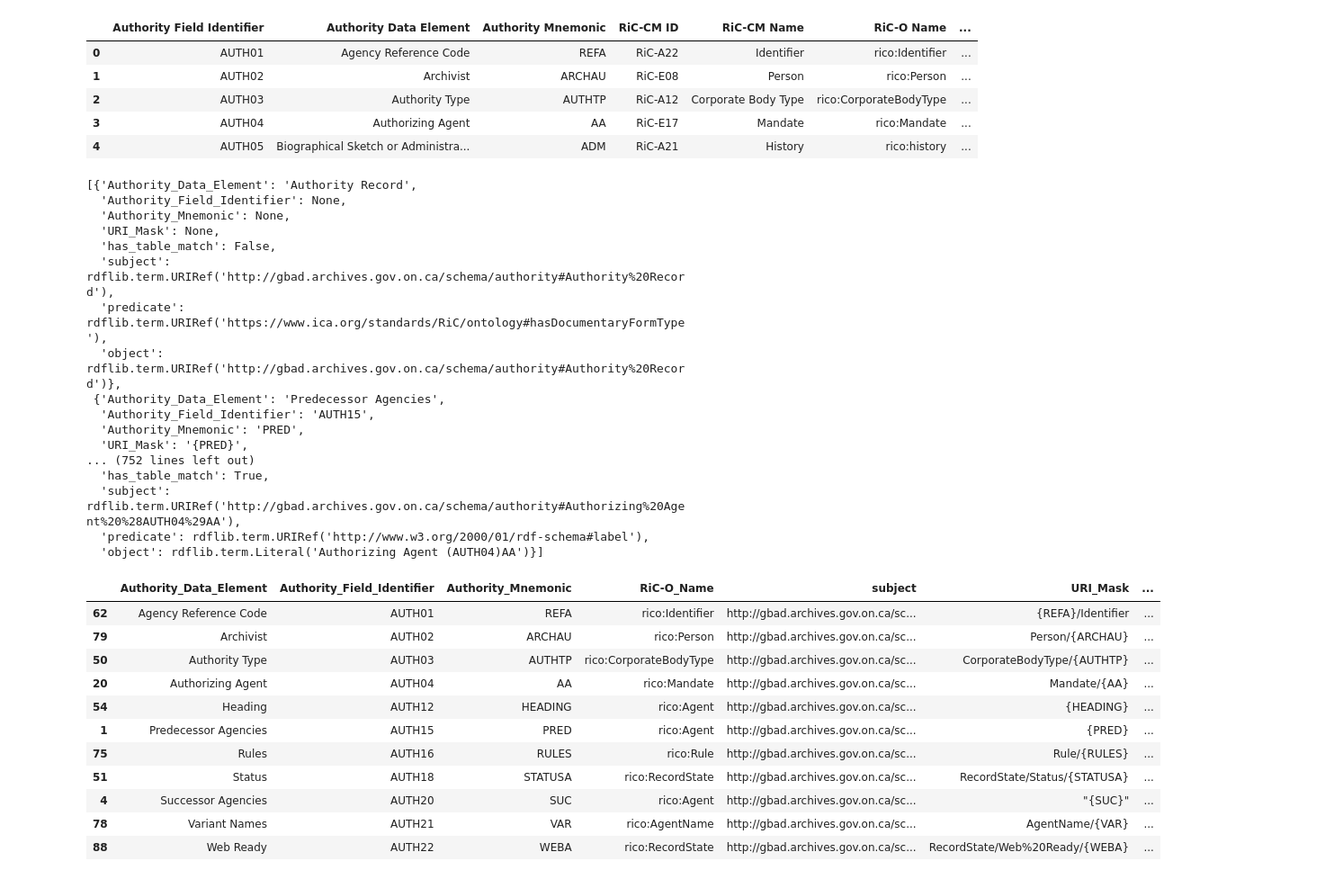
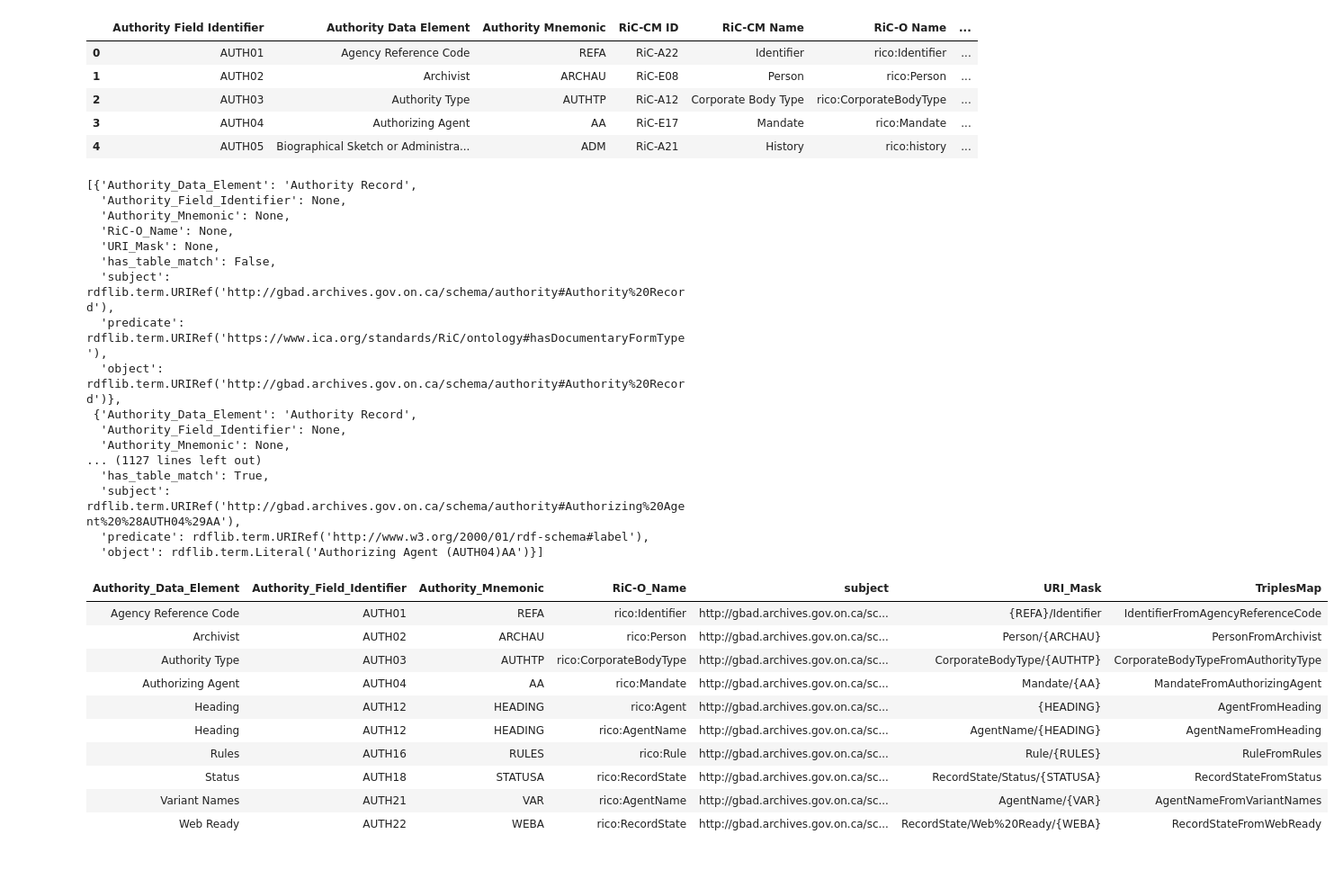
Before and after one commit to gbad-project/records_in_contexts_draw_io_parser, a Jupyter notebook: gbad/mapping/tools/map_schema.ipynb, the cells around one changed output. Shown at 90% size. Cells and saved outputs as stored; diff of their text form; code cells hidden in the pictures.

Commit message:
Fix URIs a little better in RML produced with map_schema
It now remains to disentangle entities with
the same URI as generated by the drawio parser,
such as HEADING entities.

```diff
--- a/gbad/mapping/tools/map_schema.ipynb
+++ b/gbad/mapping/tools/map_schema.ipynb
@@ -74,13 +75,15 @@ table.head()
 | 4 | AUTH05 | Biographical Sketch or Administra... | ADM | RiC-A21 | History | rico:history | ... |
 # %%
 # Define main processing logic
-def parse_node(uri):
+def parse_node(uri, rico_class_uri):
     parsed_result = {element_label: None,
                      identifier_label: None,
                      mnemonic_label: None,
+                     rico_name_label: None,
                      uri_mask_label: None,
                      table_match_label: False}
     subject = g_namespace_manager.normalizeUri(uri)
+    rico_class = g_namespace_manager.normalizeUri(rico_class_uri)
     prefix = ':'
     node = str(subject)[1:] if str(subject).startswith(prefix) else None
     if node:
@@ -96,9 +99,11 @@ def parse_node(uri):
             parsed_result = match.groupdict()
             table_match = table[
                 (table[element_label.replace('_',' ')] == parsed_result[element_label]) &
-                (table[identifier_label.replace('_',' ')] == parsed_result[identifier_label]) &
-                (table[mnemonic_label.replace('_',' ')] == parsed_result[mnemonic_label])
+                #(table[identifier_label.replace('_',' ')] == parsed_result[identifier_label]) &
+                (table[mnemonic_label.replace('_',' ')] == parsed_result[mnemonic_label]) &
+                (table[rico_name_label.replace('_',' ')] == rico_class)
             ]
+            parsed_result[rico_name_label] = rico_class
             uri_mask = table_match[uri_mask_label.replace('_',' ')].squeeze()
             parsed_result[uri_mask_label] = str(uri_mask) if isinstance(uri_mask, str) else None
             parsed_result[table_match_label] = not table_match.empty
@@ -117,13 +122,24 @@ for row in result:
     predicate = row.predicate
     object = row.object
 
-    parsed_result = parse_node(subject)
-    parsed_result.update({
-        'subject': subject,
-        'predicate': predicate,
-        'object': object
-    })
-    parsed_results.append(parsed_result)
+    object_query = f"""
+    SELECT ?object
+    WHERE {{
+    <{subject}> rdf:type ?object .
+    FILTER (STRSTARTS(STR(?object), "{rico[1]}"))
+    }}
+    """
+    # Execute the query
+    object_result = g.query(object_query)
+    for object_row in object_result:
+        rico_class_uri = object_row.object
+        parsed_result = parse_node(subject, rico_class_uri)
+        parsed_result.update({
+            'subject': subject,
+            'predicate': predicate,
+            'object': object
+        })
+        parsed_results.append(parsed_result)
 
     #if subject not in subjects:
     #    subjects.append(subject)
@@ -154,16 +170,16 @@ parsed_results
 [{'Authority_Data_Element': 'Authority Record',
   'Authority_Field_Identifier': None,
   'Authority_Mnemonic': None,
+  'RiC-O_Name': None,
   'URI_Mask': None,
   'has_table_match': False,
   'subject': rdflib.term.URIRef('http://gbad.archives.gov.on.ca/schema/authority#Authority%20Record'),
   'predicate': rdflib.term.URIRef('https://www.ica.org/standards/RiC/ontology#hasDocumentaryFormType'),
   'object': rdflib.term.URIRef('http://gbad.archives.gov.on.ca/schema/authority#Authority%20Record')},
- {'Authority_Data_Element': 'Predecessor Agencies',
-  'Authority_Field_Identifier': 'AUTH15',
-  'Authority_Mnemonic': 'PRED',
-  'URI_Mask': '{PRED}',
-... (752 lines left out)
+ {'Authority_Data_Element': 'Authority Record',
+  'Authority_Field_Identifier': None,
+  'Authority_Mnemonic': None,
+... (1127 lines left out)
   'has_table_match': True,
   'subject': rdflib.term.URIRef('http://gbad.archives.gov.on.ca/schema/authority#Authorizing%20Agent%20%28AUTH04%29AA'),
   'predicate': rdflib.term.URIRef('http://www.w3.org/2000/01/rdf-schema#label'),
@@ -171,43 +187,44 @@ parsed_results
 # %%
 # Convert the parsed results to a dataframe
 parsed_df = pd.DataFrame(parsed_results)
 
 def normalize_uri(uri):
   if isinstance(uri, URIRef):
     return g_namespace_manager.normalizeUri(uri)
   return None
 
 subjects_df = parsed_df[
     (parsed_df['predicate'].apply(lambda x: str(normalize_uri(x))) == 'rdf:type') &
     (parsed_df['object'].apply(lambda x: str(normalize_uri(x)).startswith(f"{rico[0]}:"))) &
     (parsed_df['has_table_match']==True)
 ].drop_duplicates(
-    subset=[element_label, identifier_label, mnemonic_label]
-).assign(
-    **{rico_name_label: parsed_df['object'].apply(lambda x: normalize_uri(x))}
+    subset=[element_label, identifier_label, mnemonic_label, rico_name_label]
 ).loc[:,[element_label, identifier_label, mnemonic_label, rico_name_label, 'subject', uri_mask_label]]
 
 def clean_and_combine(row):
   cleaned_element = str(row[element_label]).replace(' ', '')
   cleaned_rico = str(row[rico_name_label])[5:]
   return cleaned_rico + 'From' + cleaned_element   # Combine strings
 
 triplesmap_label = 'TriplesMap'
 subjects_df[triplesmap_label] = subjects_df.apply(clean_and_combine, axis=1)
-subjects_df.sort_values(by=identifier_label, ascending=True)
+
+# Convert preprocessed DataFrame to HTML
+from IPython.display import display, HTML, Markdown
+html_table = subjects_df.sort_values(by=identifier_label, ascending=True).to_html(index=False)
+display(HTML(html_table))
 # %% [output]
-|  | Authority_Data_Element | Authority_Field_Identifier | Authority_Mnemonic | RiC-O_Name | subject | URI_Mask | ... |
-| 62 | Agency Reference Code | AUTH01 | REFA | rico:Identifier | http://gbad.archives.gov.on.ca/sc... | {REFA}/Identifier | ... |
-| 79 | Archivist | AUTH02 | ARCHAU | rico:Person | http://gbad.archives.gov.on.ca/sc... | Person/{ARCHAU} | ... |
-| 50 | Authority Type | AUTH03 | AUTHTP | rico:CorporateBodyType | http://gbad.archives.gov.on.ca/sc... | CorporateBodyType/{AUTHTP} | ... |
-| 20 | Authorizing Agent | AUTH04 | AA | rico:Mandate | http://gbad.archives.gov.on.ca/sc... | Mandate/{AA} | ... |
-| 54 | Heading | AUTH12 | HEADING | rico:Agent | http://gbad.archives.gov.on.ca/sc... | {HEADING} | ... |
-| 1 | Predecessor Agencies | AUTH15 | PRED | rico:Agent | http://gbad.archives.gov.on.ca/sc... | {PRED} | ... |
-| 75 | Rules | AUTH16 | RULES | rico:Rule | http://gbad.archives.gov.on.ca/sc... | Rule/{RULES} | ... |
-| 51 | Status | AUTH18 | STATUSA | rico:RecordState | http://gbad.archives.gov.on.ca/sc... | RecordState/Status/{STATUSA} | ... |
-| 4 | Successor Agencies | AUTH20 | SUC | rico:Agent | http://gbad.archives.gov.on.ca/sc... | "{SUC}" | ... |
-| 78 | Variant Names | AUTH21 | VAR | rico:AgentName | http://gbad.archives.gov.on.ca/sc... | AgentName/{VAR} | ... |
-| 88 | Web Ready | AUTH22 | WEBA | rico:RecordState | http://gbad.archives.gov.on.ca/sc... | RecordState/Web%20Ready/{WEBA} | ... |
+| Authority_Data_Element | Authority_Field_Identifier | Authority_Mnemonic | RiC-O_Name | subject | URI_Mask | TriplesMap |
+| Agency Reference Code | AUTH01 | REFA | rico:Identifier | http://gbad.archives.gov.on.ca/sc... | {REFA}/Identifier | IdentifierFromAgencyReferenceCode |
+| Archivist | AUTH02 | ARCHAU | rico:Person | http://gbad.archives.gov.on.ca/sc... | Person/{ARCHAU} | PersonFromArchivist |
+| Authority Type | AUTH03 | AUTHTP | rico:CorporateBodyType | http://gbad.archives.gov.on.ca/sc... | CorporateBodyType/{AUTHTP} | CorporateBodyTypeFromAuthorityType |
+| Authorizing Agent | AUTH04 | AA | rico:Mandate | http://gbad.archives.gov.on.ca/sc... | Mandate/{AA} | MandateFromAuthorizingAgent |
+| Heading | AUTH12 | HEADING | rico:Agent | http://gbad.archives.gov.on.ca/sc... | {HEADING} | AgentFromHeading |
+| Heading | AUTH12 | HEADING | rico:AgentName | http://gbad.archives.gov.on.ca/sc... | AgentName/{HEADING} | AgentNameFromHeading |
+| Rules | AUTH16 | RULES | rico:Rule | http://gbad.archives.gov.on.ca/sc... | Rule/{RULES} | RuleFromRules |
+| Status | AUTH18 | STATUSA | rico:RecordState | http://gbad.archives.gov.on.ca/sc... | RecordState/Status/{STATUSA} | RecordStateFromStatus |
+| Variant Names | AUTH21 | VAR | rico:AgentName | http://gbad.archives.gov.on.ca/sc... | AgentName/{VAR} | AgentNameFromVariantNames |
+| Web Ready | AUTH22 | WEBA | rico:RecordState | http://gbad.archives.gov.on.ca/sc... | RecordState/Web%20Ready/{WEBA} | RecordStateFromWebReady |
 # %%
 # Initialize an RDF graph
 mapping = Graph(base = URIRef(f"{base_gbad_uri}/"))
```
Also changed, not shown: parts of 2 cells of this notebook, 3 other files.
